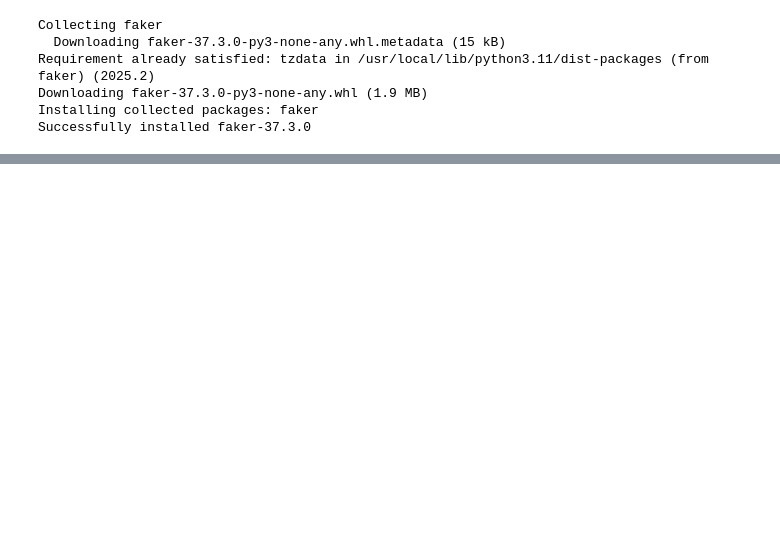
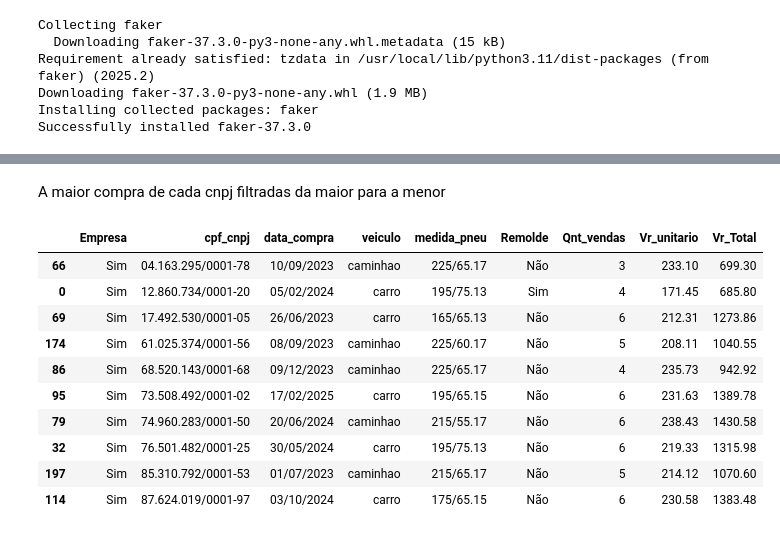
Before and after one commit to BobTheConstructor/Estudos, a Jupyter notebook: PyDados.ipynb, the cells around one changed output, grey strips where cells are left out. Drawn from its saved outputs; the diff is of its cells as text; code cells hidden in the pictures; blank space fills up the shorter version.

```diff
--- a/PyDados.ipynb
+++ b/PyDados.ipynb
@@ -105,0 +113,16 @@ tabela.head(50)
+# %% [markdown]
+A maior compra de cada cnpj filtradas da maior para a menor
+# %%
+tabela.sort_values(by="Vr_Total", ascending=True).loc[tabela[tabela['Empresa'] == 'Sim'].groupby('cpf_cnpj')['Vr_Total'].idxmax()]
+# %% [output]
+|  | Empresa | cpf_cnpj | data_compra | veiculo | medida_pneu | Remolde | Qnt_vendas | Vr_unitario | Vr_Total |
+| 66 | Sim | 04.163.295/0001-78 | 10/09/2023 | caminhao | 225/65.17 | Não | 3 | 233.10 | 699.30 |
+| 0 | Sim | 12.860.734/0001-20 | 05/02/2024 | carro | 195/75.13 | Sim | 4 | 171.45 | 685.80 |
+| 69 | Sim | 17.492.530/0001-05 | 26/06/2023 | carro | 165/65.13 | Não | 6 | 212.31 | 1273.86 |
+| 174 | Sim | 61.025.374/0001-56 | 08/09/2023 | caminhao | 225/60.17 | Não | 5 | 208.11 | 1040.55 |
+| 86 | Sim | 68.520.143/0001-68 | 09/12/2023 | caminhao | 225/65.17 | Não | 4 | 235.73 | 942.92 |
+| 95 | Sim | 73.508.492/0001-02 | 17/02/2025 | carro | 195/65.15 | Não | 6 | 231.63 | 1389.78 |
+| 79 | Sim | 74.960.283/0001-50 | 20/06/2024 | caminhao | 215/55.17 | Não | 6 | 238.43 | 1430.58 |
+| 32 | Sim | 76.501.482/0001-25 | 30/05/2024 | carro | 195/75.13 | Não | 6 | 219.33 | 1315.98 |
+| 197 | Sim | 85.310.792/0001-53 | 01/07/2023 | caminhao | 215/65.17 | Não | 5 | 214.12 | 1070.60 |
+| 114 | Sim | 87.624.019/0001-97 | 03/10/2024 | carro | 175/65.15 | Não | 6 | 230.58 | 1383.48 |
```
Also changed, not shown: parts of 8 cells of this notebook.
